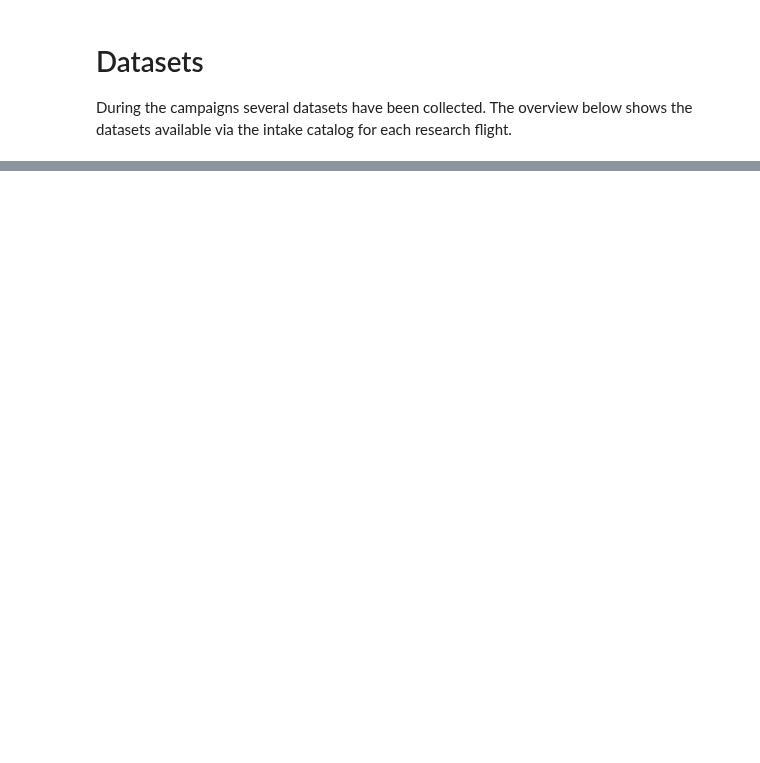
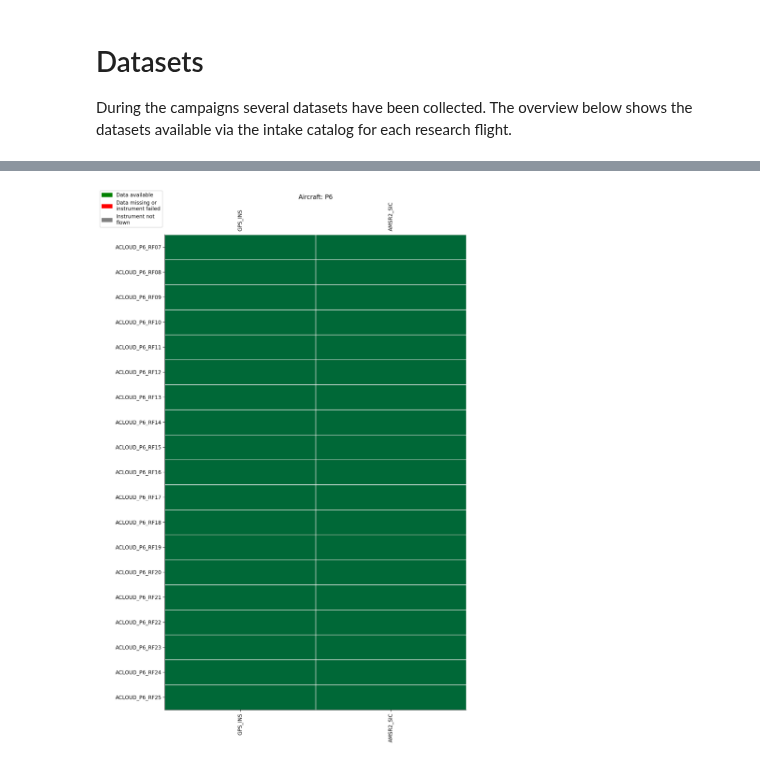
Before and after one commit to igmk/how_to_ac3airborne, a Jupyter notebook: pyac3airborne_book/datasets.ipynb, the cells around one changed output, grey strips where cells are left out. Saved outputs shown, nothing was run; the diff lists cells and outputs as text; code cells hidden in the pictures; blank space fills up the shorter version.

Commit message:
added P6 to data availability plot

```diff
--- a/pyac3airborne_book/datasets.ipynb
+++ b/pyac3airborne_book/datasets.ipynb
@@ -5,6 +5,7 @@ During the campaigns several datasets have been collected. The overview below sh
 %matplotlib inline
 import ac3airborne
 import matplotlib.pyplot as plt
+import matplotlib.patches as mpatches
 import numpy as np
 plt.style.use("mplstyle/book")
 
@@ -12,34 +13,84 @@ plt.style.use("mplstyle/book")
 cat = ac3airborne.get_intake_catalog()
 meta = ac3airborne.get_flight_segments()
 
-# store data availability in a matrix
-data_availability = np.zeros(shape=(len(list(cat['P5'])),
-                                    len(list(meta['P5']))))
-for i, dataset in enumerate(list(cat['P5'])):
-    data_availability[i, :] = np.isin(list(meta['P5']),
-                                      list(cat['P5'][dataset]))
 
-# plot data availability
-fig, ax = plt.subplots(1, 1, figsize=(10, 15), dpi=200,
-                       constrained_layout=True)
+def data_availability(aircraft):
+    """
+    Plot data availability matrix
+    """
 
-ax.pcolormesh(range(data_availability.shape[0]),
-              range(data_availability.shape[1]),
-              data_availability.T,
-              shading='nearest',
-              vmin=0,
-              vmax=1,
-              cmap='RdYlGn',
-              edgecolors='#eeeeee')
+    # set the index of flights, where a certain instrument
+    # was not flown
+    instr_dct = dict(['P5', 'P6'])
+    instr_dct['P5'] = {
+        'HATPRO':
+            ['ACLOUD' in x or 'AFLUX' in x for x in list(meta[aircraft])],
+        'MIRAC_P':
+            ['MOSAiC-ACA' in x for x in list(meta[aircraft])],
+        'NEVZOROV':
+            ['ACLOUD' in x or 'AFLUX' in x for x in list(meta[aircraft])],
+        'PMS_COMBINED':
+            ['ACLOUD' in x for x in list(meta[aircraft])],
+        'CDP':
+            ['ACLOUD' in x or 'AFLUX' in x for x in list(meta[aircraft])],
+        'PIP':
+            ['ACLOUD' in x for x in list(meta[aircraft])],
+        'CIP':
+            ['ACLOUD' in x for x in list(meta[aircraft])],
+        'CAS':
+            ['ACLOUD' in x or 'MOSAiC-ACA' in x for x in list(meta[aircraft])]
+        }
 
-ax.set_xticks(range(data_availability.shape[0]))
-ax.set_yticks(range(data_availability.shape[1]))
+    # store data availability in a matrix
+    data_availability = np.zeros(shape=(len(list(cat[aircraft])),
+                                        len(list(meta[aircraft]))))
+    for i, dataset in enumerate(list(cat[aircraft])):
+        data_availability[i, :] = np.isin(list(meta[aircraft]),
+                                          list(cat[aircraft][dataset]))
 
-ax.set_xticklabels(list(list(cat['P5'])), rotation=90)
-ax.set_yticklabels(list(list(meta['P5'])))
+        # replace values, where instrument was not flown
+        ix_not_flown = instr_dct.get(dataset)
+        if ix_not_flown is not None:
+            assert data_availability[i, ix_not_flown].sum() == 0
+            data_availability[i, ix_not_flown] = np.nan
 
-ax.tick_params(labeltop=True)
-ax.invert_yaxis()
+    # plot data availability
+    fig, ax = plt.subplots(1, 1, figsize=(10, 15), dpi=200,
+                           constrained_layout=True)
 
-plt.show()
+    ax.set_title(f'Aircraft: {aircraft}')
+
+    ax.set_facecolor('grey')
+
+    ax.pcolormesh(range(data_availability.shape[0]),
+                  range(data_availability.shape[1]),
+                  data_availability.T,
+                  shading='nearest',
+                  vmin=0,
+                  vmax=1,
+                  cmap='RdYlGn',
+                  edgecolors='#eeeeee')
+
+    ax.set_xticks(range(data_availability.shape[0]))
+    ax.set_yticks(range(data_availability.shape[1]))
+
+    ax.set_xticklabels(list(list(cat[aircraft])), rotation=90)
+    ax.set_yticklabels(list(list(meta[aircraft])))
+
+    ax.tick_params(labeltop=True)
+    ax.invert_yaxis()
+
+
+    available = mpatches.Patch(color='green', label='Data available')
+    not_flown = mpatches.Patch(color='red', label='Data missing or\ninstrument failed')
+    missing = mpatches.Patch(color='grey', label='Instrument not\nflown')
+
+    ax.legend(handles=[available, not_flown, missing], ncol=1,
+              bbox_to_anchor=(0, 1.01), loc='lower right')
+
+    plt.show()
+
+
+data_availability(aircraft='P5')
+data_availability(aircraft='P6')
 # %% [output]
@@ -46,0 +98 @@ plt.show()
+[figure, added]
```
Also changed, not shown: parts of 1 cell of this notebook.
